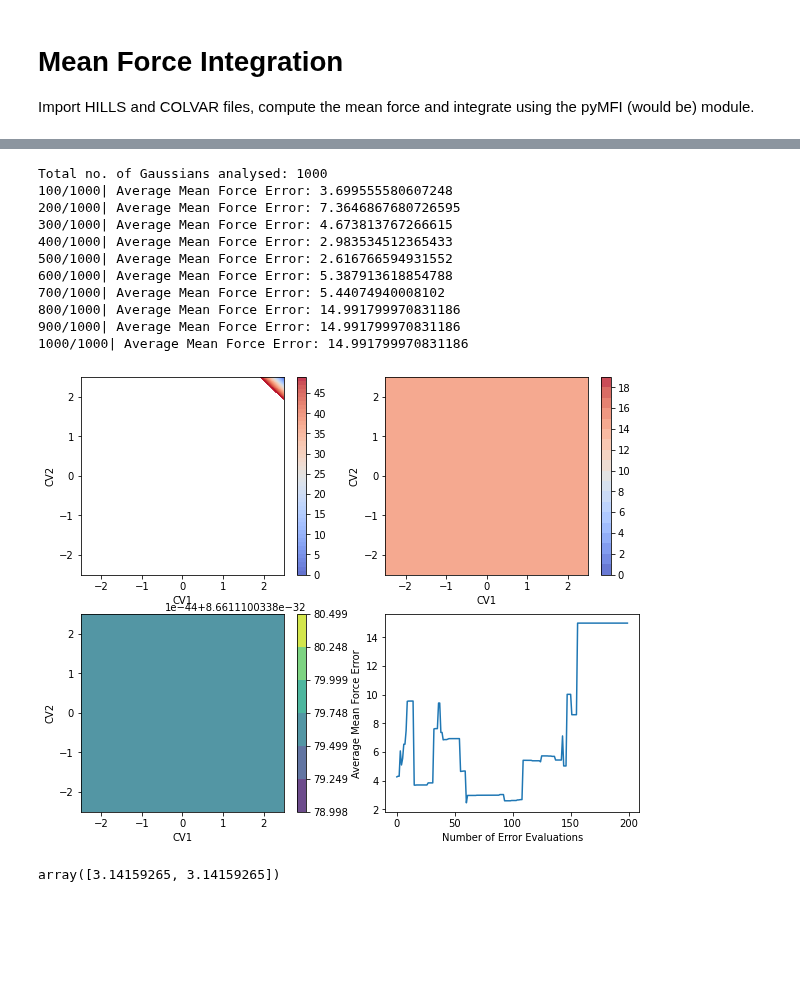
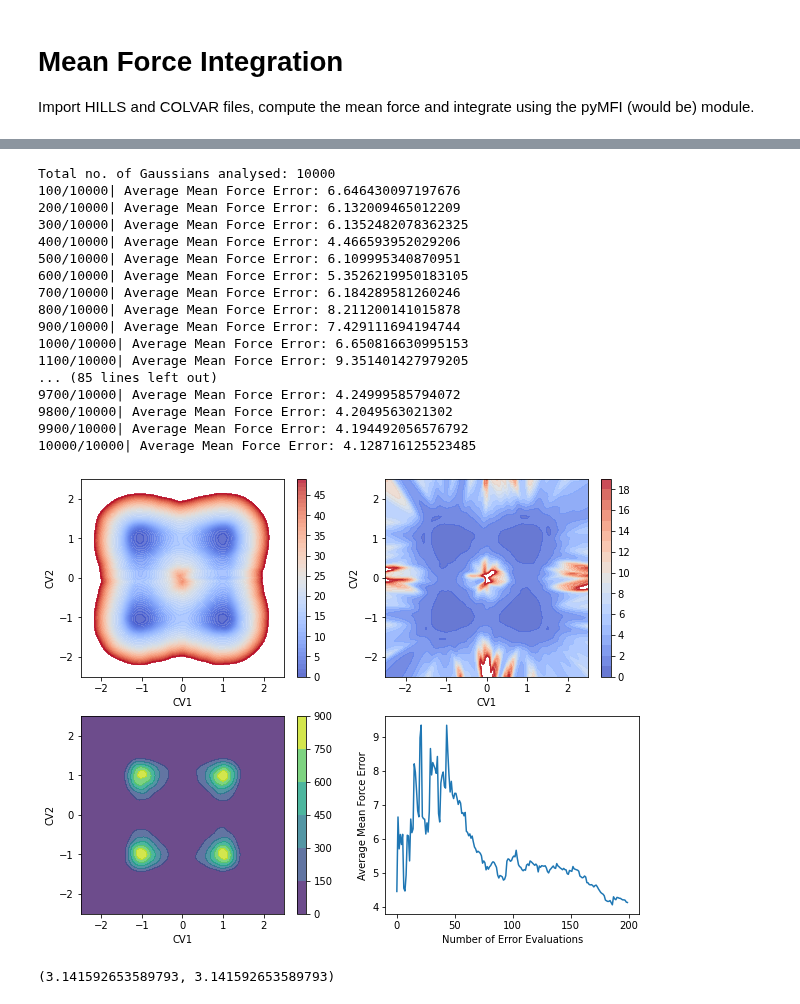
Before and after one commit to mme-ucl/MFI, a Jupyter notebook: MFI_notebook.ipynb, the cells around one changed output, grey strips where cells are left out. Cells and saved outputs as stored; diff of their text form; code cells hidden in the pictures; blank space fills up the shorter version.

```diff
--- a/MFI_notebook.ipynb
+++ b/MFI_notebook.ipynb
@@ -34,35 +44,41 @@ MFI.plot_recap_2D(X, Y, FES2, Ftot_den, ofe_map, ofe_history)
 # %%
 #Read the HILLS file
 HILLS=MFI.load_HILLS_2D(hills_name="HILLS_potential")
 
 #Read the Colvar File
 [position_x, position_y] = MFI.load_position_2D(position_name="position_potential")
 
 #Compute the time-independent mean force
-[X, Y, Ftot_den, Ftot_x, Ftot_y, ofe_map, ofe_history] = MFI.MFI_2D(HILLS = HILLS, position_x = position_x, position_y = position_y, bw = 0.1, kT = 1, log_pace = 10, error_pace = 200, min_grid=np.array((-2.5,-2.5)), max_grid=np.array((-2.5,-2.5)), nhills=1000)
+[X, Y, Ftot_den, Ftot_x, Ftot_y, ofe_map, ofe_history] = MFI.MFI_2D(HILLS = HILLS, position_x = position_x, position_y = position_y, bw = 0.1, kT = 1, log_pace = 100, error_pace = 200, nhills=10000)
 
 #integration on a periodic domain
 [X, Y, FES] = MFI.FFT_intg_2D(Ftot_x, Ftot_y, min_grid=-2.5, max_grid=2.5)
 
 #Simpler integration test
 [X, Y, FES2] = MFI.intg_2D(Ftot_x, Ftot_y, min_grid=-2.5, max_grid=2.5)
 
 # Plot Recap
 MFI.plot_recap_2D(X, Y, FES2, Ftot_den, ofe_map, ofe_history)
 # %% [output]
-Total no. of Gaussians analysed: 1000
-100/1000| Average Mean Force Error: 3.699555580607248
-200/1000| Average Mean Force Error: 7.3646867680726595
-300/1000| Average Mean Force Error: 4.673813767266615
-400/1000| Average Mean Force Error: 2.983534512365433
-500/1000| Average Mean Force Error: 2.616766594931552
-600/1000| Average Mean Force Error: 5.387913618854788
-700/1000| Average Mean Force Error: 5.44074940008102
-800/1000| Average Mean Force Error: 14.991799970831186
-900/1000| Average Mean Force Error: 14.991799970831186
-1000/1000| Average Mean Force Error: 14.991799970831186
+Total no. of Gaussians analysed: 10000
+100/10000| Average Mean Force Error: 6.646430097197676
+200/10000| Average Mean Force Error: 6.132009465012209
+300/10000| Average Mean Force Error: 6.1352482078362325
+400/10000| Average Mean Force Error: 4.466593952029206
+500/10000| Average Mean Force Error: 6.109995340870951
+600/10000| Average Mean Force Error: 5.3526219950183105
+700/10000| Average Mean Force Error: 6.184289581260246
+800/10000| Average Mean Force Error: 8.211200141015878
+900/10000| Average Mean Force Error: 7.429111694194744
+1000/10000| Average Mean Force Error: 6.650816630995153
+1100/10000| Average Mean Force Error: 9.351401427979205
+... (85 lines left out)
+9700/10000| Average Mean Force Error: 4.24999585794072
+9800/10000| Average Mean Force Error: 4.2049563021302
+9900/10000| Average Mean Force Error: 4.194492056576792
+10000/10000| Average Mean Force Error: 4.128716125523485
-[figure, old version]
+[figure, new version]
 # %%
-np.array((np.pi, np.pi))
+(np.pi, np.pi)
 # %% [output]
-array([3.14159265, 3.14159265])
+(3.141592653589793, 3.141592653589793)
```
Also changed, not shown: parts of 2 cells of this notebook, 1 other file.
